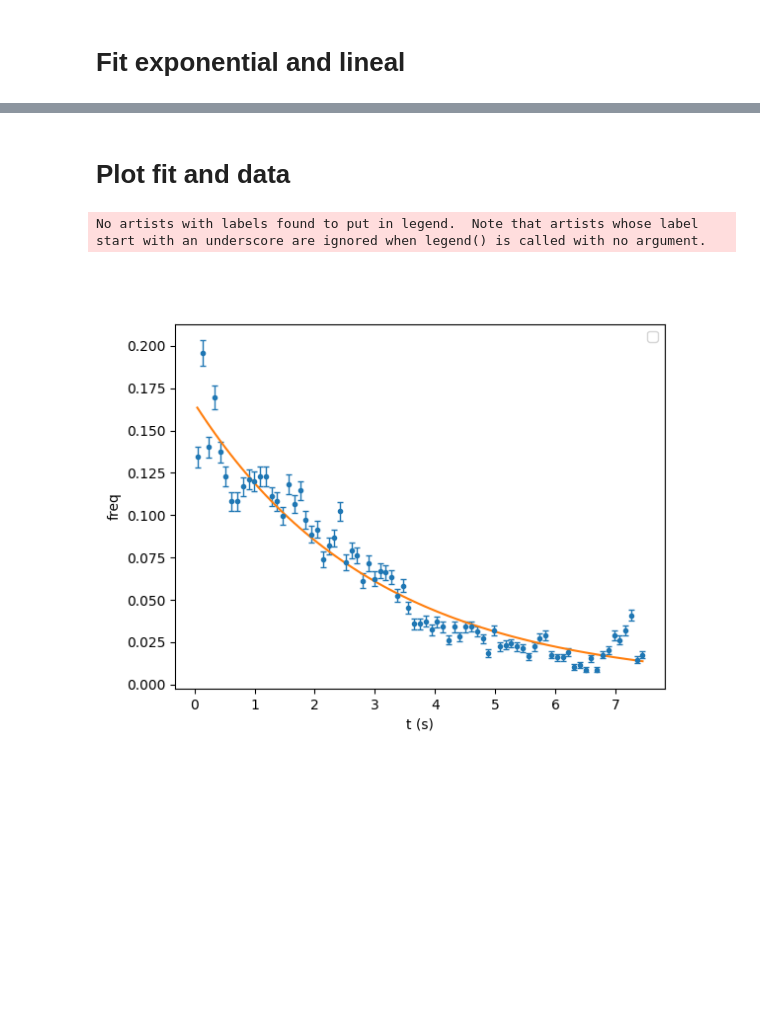
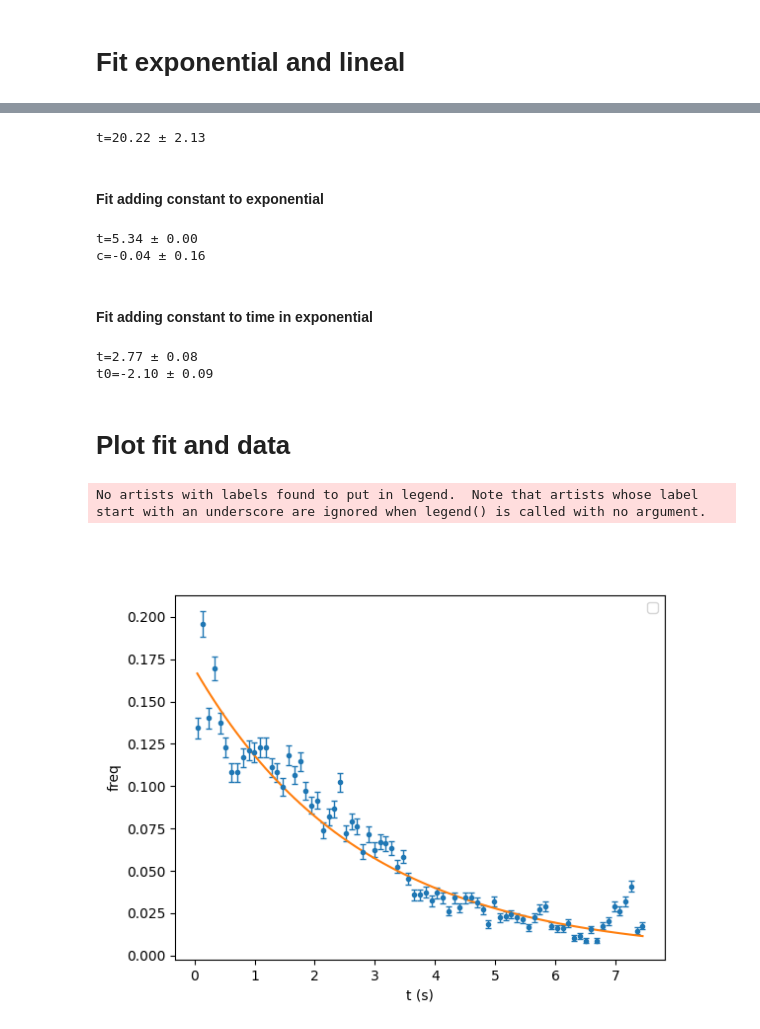
Before and after one commit to tdinapoli/horibaPTI-controller, a Jupyter notebook: calibration/rp_decay/analysis.ipynb, the cells around one changed output, grey strips where cells are left out. Cells and saved outputs as stored; diff of their text form; code cells hidden in the pictures; blank space fills up the shorter version.

Commit message:
add new analysis for decay and trigger calibration

```diff
--- a/calibration/rp_decay/analysis.ipynb
+++ b/calibration/rp_decay/analysis.ipynb
@@ -31,7 +31,7 @@ import glob
 # %% [markdown]
 # Load data
 # %%
-common_path = '/home/tomi/Documents/facultad/tesis/horibaPTI-controller/calibration/rp_decay/data/2023-12-13/n6-p10-t10-ol0.3/'
+common_path = '/home/tomi/Documents/facultad/tesis/horibaPTI-controller/calibration/rp_decay/data/2023-12-13/n6-p10-t10-ol0.7/'
 times_path = f"{common_path}times*"
 amount_windows = 5
 screens_windows_path = []
@@ -182,14 +176,64 @@ print(pcov)
+# %%
+
+def expon(x, t):
+    return np.exp(-x/t)/t
+
+p0 = [2.0]
+popt, pcov = curve_fit(expon, bin_centres, freq, p0, sigma=error)
+t, = popt
+a = 1/t
+terr,  = np.sqrt(np.diag(pcov))
+print(f"{t=:.2f} ± {terr:.2f}")
+# %% [output]
+t=20.22 ± 2.13
+# %% [markdown]
+#### Fit adding constant to exponential
+# %%
+def expon(x, c, t):
+    return np.exp(-x/t)/t + c
+
+
+p0 = [0.0, 2.0]
+popt, pcov = curve_fit(expon, bin_centres, freq, p0, sigma=error)
+c, t= popt
+terr, cerr = np.sqrt(np.diag(pcov))
+a = c
+print(f"{t=:.2f} ± {terr:.2f}")
+print(f"{c=:.2f} ± {cerr:.2f}")
+# %% [output]
+t=5.34 ± 0.00
+c=-0.04 ± 0.16
+# %% [markdown]
+#### Fit adding constant to time in exponential
+# %%
+def expon(x, t0, t):
+    return np.exp(-(x - t0)/t)/t
+
+p0 = [1.0, 2.0]
+popt, pcov = curve_fit(expon, bin_centres, freq, p0, sigma=error)
+t0, t = popt
+terr, t0err = np.sqrt(np.diag(pcov))
+a = t0
+print(f"{t=:.2f} ± {terr:.2f}")
+print(f"{t0=:.2f} ± {t0err:.2f}")
+# %% [output]
+t=2.77 ± 0.08
+t0=-2.10 ± 0.09
 # %% [markdown]
 # Plot fit and data
 # %%
 plt.close('all')
 plt.errorbar(bin_centres, freq, yerr=error,
              fmt='o', markersize=3, linewidth=1, capsize=2)
-plt.plot(bin_centres, expon(bin_centres, a, t ))#, label=f"Exp a={t:.2f}$\pm${terr:.2f} t={t:.2f}$\pm${terr:.2f}")
+try:
+    plt.plot(bin_centres, expon(bin_centres, a, t ))#, label=f"Exp a={t:.2f}$\pm${terr:.2f} t={t:.2f}$\pm${terr:.2f}")
+except:
+    plt.plot(bin_centres, expon(bin_centres, t))#, label=f"Exp a={t:.2f}$\pm${terr:.2f} t={t:.2f}$\pm${terr:.2f}")
+
 plt.legend()
 plt.xlabel("t (s)")
 plt.ylabel("freq")
 plt.show()
 # %% [output]
 No artists with labels found to put in legend.  Note that artists whose label start with an underscore are ignored when legend() is called with no argument.
-[figure, old version]
+[figure, new version]
```
Also changed, not shown: parts of 3 cells of this notebook, 1 other file.
